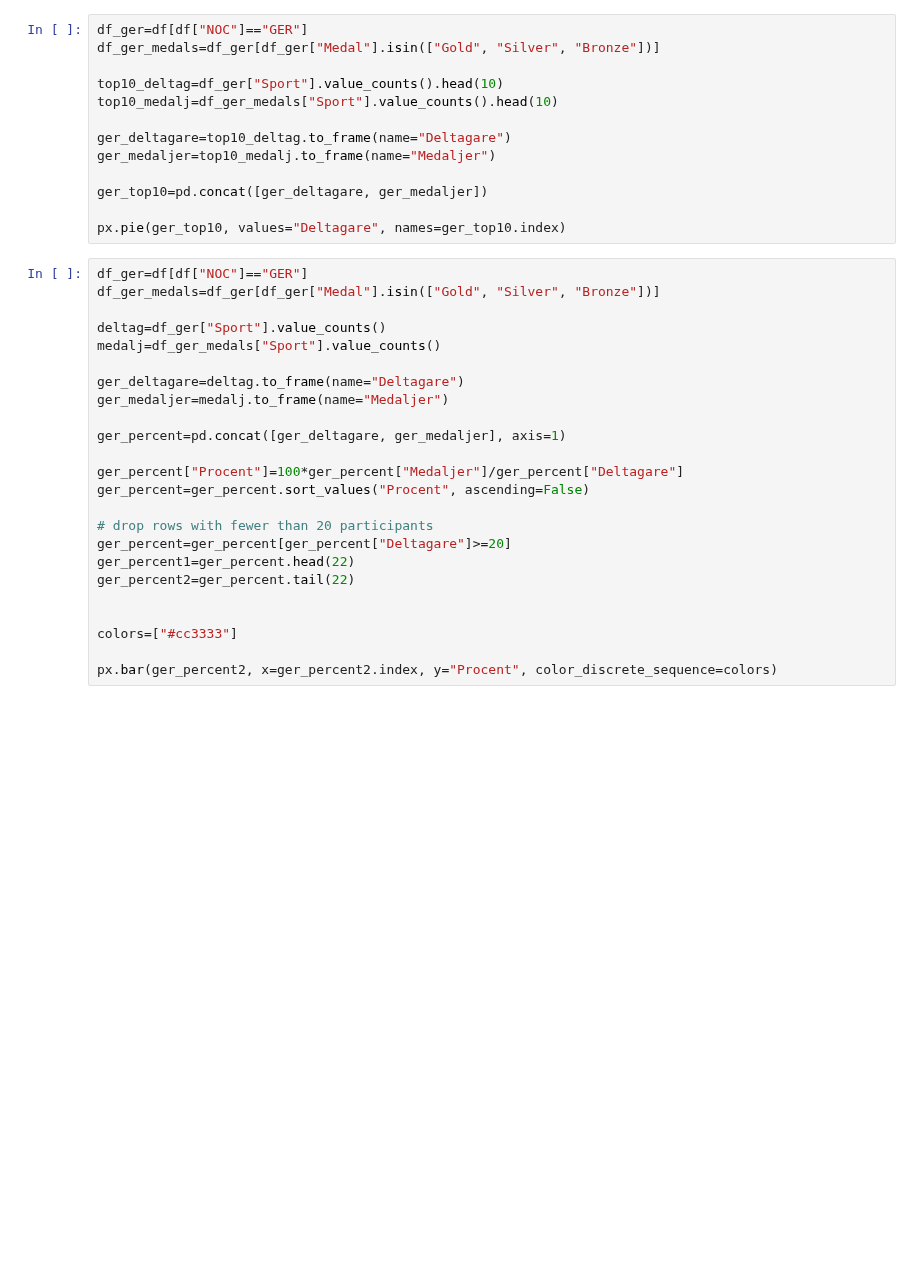
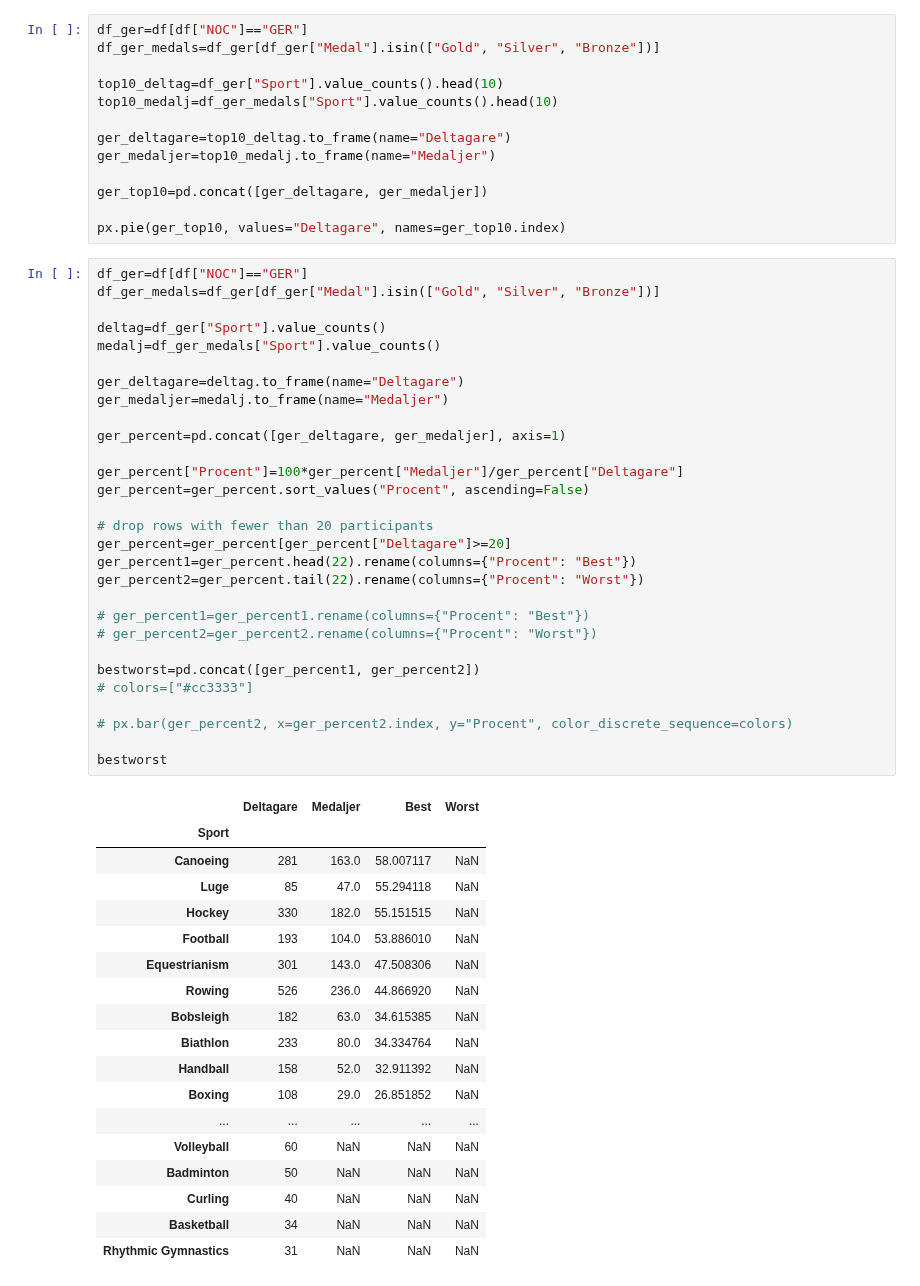
Before and after one commit to n00rp/Project_Olympic, a Jupyter notebook: Individuella filer/individuell_fil_bw.ipynb, the cells around one changed output. Drawn from its saved outputs; the diff is of its cells as text; blank space fills up the shorter version.

Commit message:
Best/Worst diagram

```diff
--- a/Individuella filer/individuell_fil_bw.ipynb
+++ b/Individuella filer/individuell_fil_bw.ipynb
@@ -145,24 +145,48 @@ px.pie(ger_top10, values="Deltagare", names=ger_top10.index)
 # %%
 df_ger=df[df["NOC"]=="GER"]
 df_ger_medals=df_ger[df_ger["Medal"].isin(["Gold", "Silver", "Bronze"])]
 
 deltag=df_ger["Sport"].value_counts()
 medalj=df_ger_medals["Sport"].value_counts()
 
 ger_deltagare=deltag.to_frame(name="Deltagare")
 ger_medaljer=medalj.to_frame(name="Medaljer")
 
 ger_percent=pd.concat([ger_deltagare, ger_medaljer], axis=1)
 
 ger_percent["Procent"]=100*ger_percent["Medaljer"]/ger_percent["Deltagare"]
 ger_percent=ger_percent.sort_values("Procent", ascending=False)
 
 # drop rows with fewer than 20 participants
 ger_percent=ger_percent[ger_percent["Deltagare"]>=20]
-ger_percent1=ger_percent.head(22)
-ger_percent2=ger_percent.tail(22)
+ger_percent1=ger_percent.head(22).rename(columns={"Procent": "Best"})
+ger_percent2=ger_percent.tail(22).rename(columns={"Procent": "Worst"})
 
+# ger_percent1=ger_percent1.rename(columns={"Procent": "Best"})
+# ger_percent2=ger_percent2.rename(columns={"Procent": "Worst"})
 
-colors=["#cc3333"]
+bestworst=pd.concat([ger_percent1, ger_percent2])
+# colors=["#cc3333"]
 
-px.bar(ger_percent2, x=ger_percent2.index, y="Procent", color_discrete_sequence=colors)
+# px.bar(ger_percent2, x=ger_percent2.index, y="Procent", color_discrete_sequence=colors)
+
+bestworst
+# %% [output]
+|  | Deltagare | Medaljer | Best | Worst |
+| Sport |  |  |  |  |
+| Canoeing | 281 | 163.0 | 58.007117 | NaN |
+| Luge | 85 | 47.0 | 55.294118 | NaN |
+| Hockey | 330 | 182.0 | 55.151515 | NaN |
+| Football | 193 | 104.0 | 53.886010 | NaN |
+| Equestrianism | 301 | 143.0 | 47.508306 | NaN |
+| Rowing | 526 | 236.0 | 44.866920 | NaN |
+| Bobsleigh | 182 | 63.0 | 34.615385 | NaN |
+| Biathlon | 233 | 80.0 | 34.334764 | NaN |
+| Handball | 158 | 52.0 | 32.911392 | NaN |
+| Boxing | 108 | 29.0 | 26.851852 | NaN |
+| ... | ... | ... | ... | ... |
+| Volleyball | 60 | NaN | NaN | NaN |
+| Badminton | 50 | NaN | NaN | NaN |
+| Curling | 40 | NaN | NaN | NaN |
+| Basketball | 34 | NaN | NaN | NaN |
+| Rhythmic Gymnastics | 31 | NaN | NaN | NaN |
```
Also changed, not shown: parts of 1 cell of this notebook, 1 other file.
